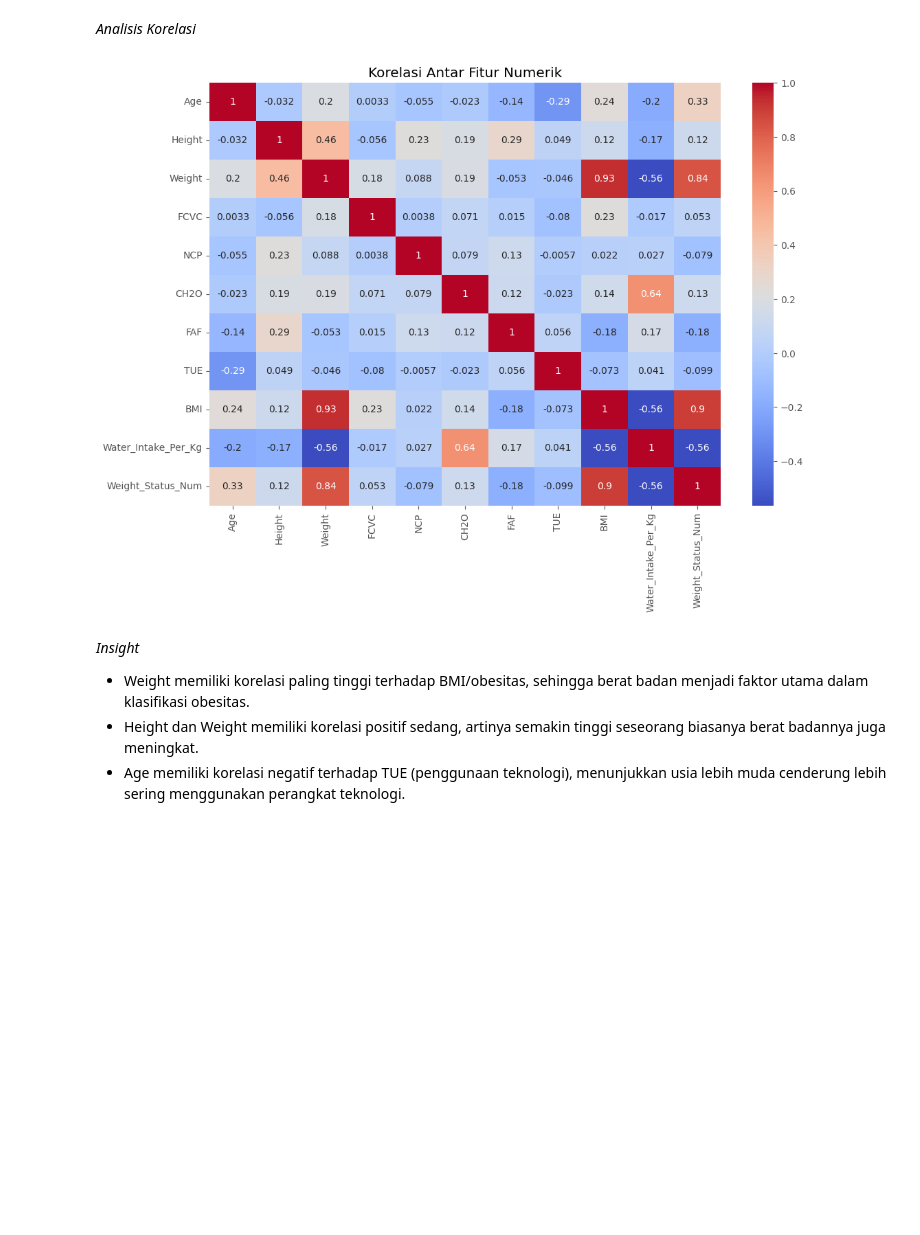
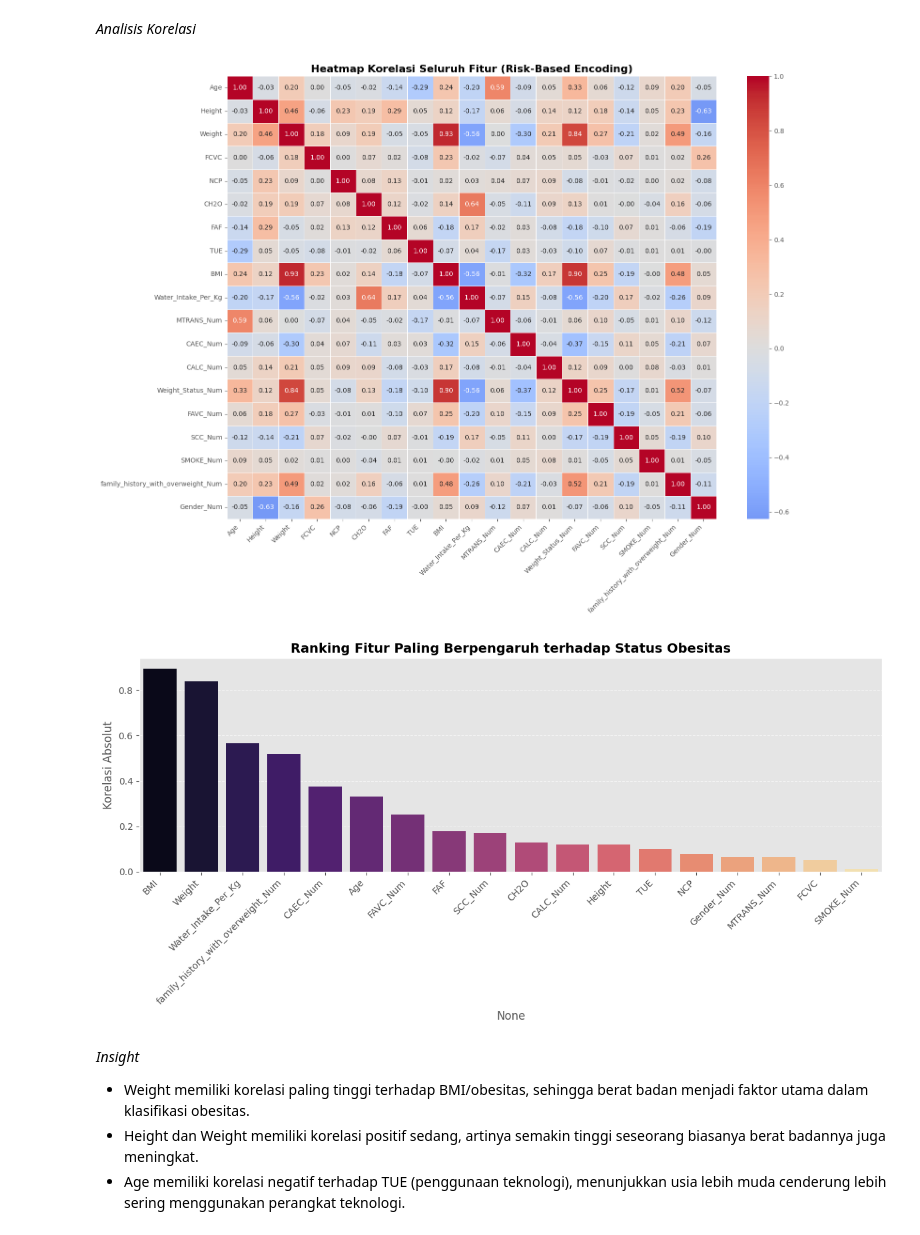
Before and after one commit to FariHafizh/Sistem-Klasifikasi-Status-Berat-Badan-Coding-Camp-2026, a Jupyter notebook: datascience/notebook.ipynb, the cells around one changed output. Saved outputs shown, nothing was run; the diff lists cells and outputs as text; code cells hidden in the pictures; blank space fills up the shorter version.

Commit message:
tambahan fitur

```diff
--- a/datascience/notebook.ipynb
+++ b/datascience/notebook.ipynb
@@ -494,14 +555,79 @@ for cat, ax in zip(cat_var, axes.flatten()):
 # %% [markdown]
 *Analisis Korelasi*
 # %%
-numeric_data = df.select_dtypes(include=[np.number])
+import pandas as pd
+import numpy as np
+import matplotlib.pyplot as plt
+import seaborn as sns
+from sklearn.preprocessing import OrdinalEncoder
 
-plt.figure(figsize=(12,8))
-sns.heatmap(numeric_data.corr(), annot=True, cmap='coolwarm')
-plt.title('Korelasi Antar Fitur Numerik')
+# --- 1. CLEANING ---
+kategori_cols = ['CALC', 'CAEC', 'Gender', 'FAVC', 'SCC', 'SMOKE',
+                 'family_history_with_overweight', 'MTRANS', 'Weight_Status']
+for col in kategori_cols:
+    if col in df.columns:
+        df[col] = df[col].str.strip()
+
+# --- 2. ENCODING (Logical & Risk-Based) ---
+
+# MTRANS: Bike & Walking (Aktif) dapet angka kecil, Automobile (Pasif) dapet angka besar
+urutan_mtrans = ['Bike', 'Walking', 'Public_Transportation', 'Motorbike', 'Automobile']
+# Kebiasaan: No (0) ke Always (3)
+urutan_habit = ['no', 'Sometimes', 'Frequently', 'Always']
+# Target: Underweight (0) ke Obesity (3)
+urutan_target = ['Underweight', 'Normal', 'Overweight', 'Obesity']
+
+# Eksekusi Ordinal
+ord_enc = OrdinalEncoder(categories=[urutan_mtrans, urutan_habit, urutan_habit],
+                         handle_unknown='use_encoded_value', unknown_value=-1)
+df[['MTRANS_Num', 'CAEC_Num', 'CALC_Num']] = ord_enc.fit_transform(df[['MTRANS', 'CAEC', 'CALC']])
+
+ord_target = OrdinalEncoder(categories=[urutan_target])
+df['Weight_Status_Num'] = ord_target.fit_transform(df[['Weight_Status']])
+
+# Binary Mapping (0=No, 1=Yes)
+binary_map = {'no': 0, 'yes': 1}
+kolom_yes_no = ['FAVC', 'SCC', 'SMOKE', 'family_history_with_overweight']
+for col in kolom_yes_no:
+    df[f'{col}_Num'] = df[col].map(binary_map)
+
+df['Gender_Num'] = df['Gender'].map({'Male': 0, 'Female': 1})
+
+# --- 3. CLEANUP KOLOM ---
+# Hapus kolom dummy MTRANS_Walking dkk (kalau ada) dan duplikat Weight_Num dkk
+cols_to_drop = [c for c in df.columns if 'MTRANS_Num_' in c]
+cols_to_drop += [c for c in df.columns if c.endswith('_Num') and c.replace('_Num', '') in ['Age', 'Height', 'Weight', 'FCVC', 'NCP', 'CH2O', 'FAF', 'TUE']]
+df.drop(columns=cols_to_drop, errors='ignore', inplace=True)
+
+# --- 4. VISUALISASI KORELASI (Full Square Heatmap) ---
+# Ambil semua kolom numerik yang ada sekarang
+fitur_angka = df.select_dtypes(include=['number']).columns
+
+plt.figure(figsize=(16, 12))
+corr_matrix = df[fitur_angka].corr()
+
+# Gambar Heatmap KOTAK FULL (Tanpa Mask)
+sns.heatmap(corr_matrix, annot=True, fmt=".2f", cmap='coolwarm', center=0, linewidths=0.5)
+
+plt.title('Heatmap Korelasi Seluruh Fitur (Risk-Based Encoding)', fontsize=16, fontweight='bold')
+plt.xticks(rotation=45, ha='right')
+plt.tight_layout()
 plt.show()
+
+# --- 5. BAR PLOT KORELASI TERHADAP TARGET ---
+plt.figure(figsize=(12, 6))
+target_corr = corr_matrix['Weight_Status_Num'].drop('Weight_Status_Num').abs().sort_values(ascending=False)
+
+sns.barplot(x=target_corr.index, y=target_corr.values, hue=target_corr.index, palette='magma', legend=False)
+plt.title('Ranking Fitur Paling Berpengaruh terhadap Status Obesitas', fontsize=14, fontweight='bold')
+plt.xticks(rotation=45, ha='right')
+plt.ylabel('Korelasi Absolut')
+plt.grid(axis='y', linestyle='--', alpha=0.6)
+plt.tight_layout()
+plt.show()
 # %% [output]
-[figure, old version]
+[figure, new version]
+[figure, added]
 # %% [markdown]
 *Insight*
 - Weight memiliki korelasi paling tinggi terhadap BMI/obesitas, sehingga berat badan menjadi faktor utama dalam klasifikasi obesitas.
```
Also changed, not shown: parts of 8 cells of this notebook, 1 other file.
